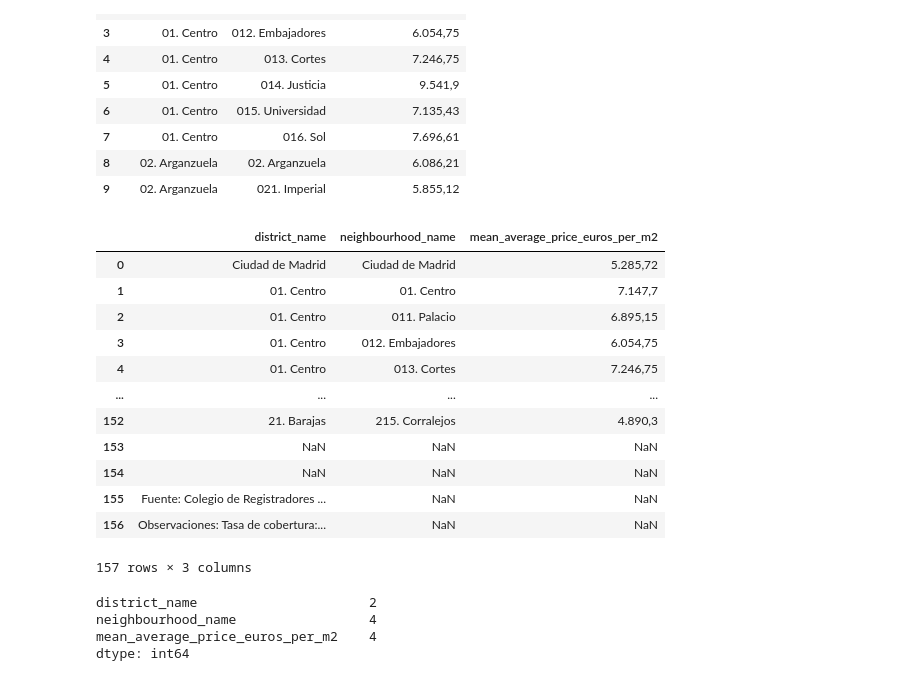
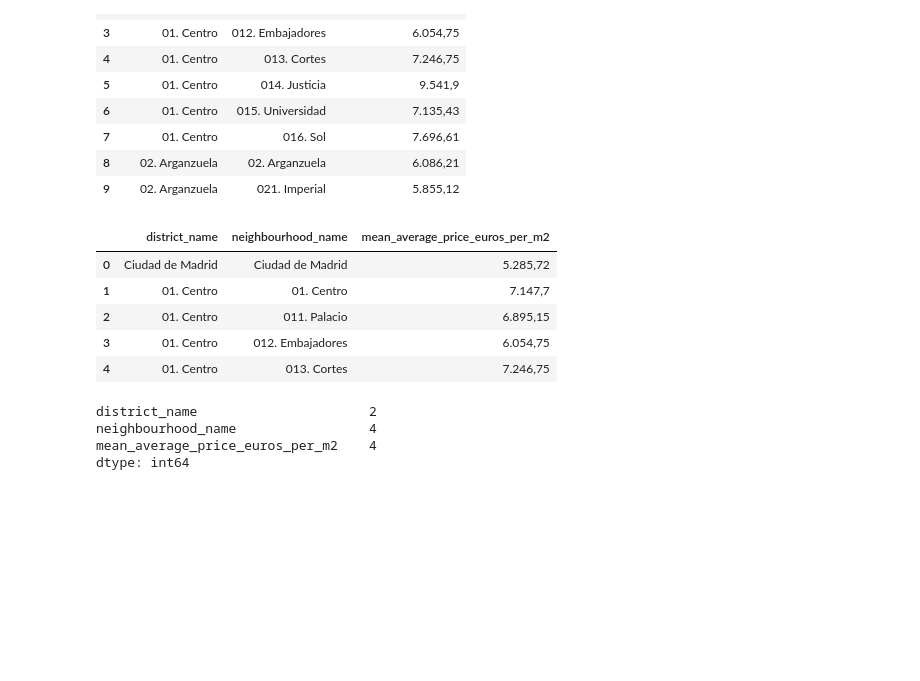
Before and after one commit to CharlieSm49/madrid-housing-ml, a Jupyter notebook: notebooks/02_preparing_prices.ipynb, the cells around one changed output. Saved outputs shown, nothing was run; the diff lists cells and outputs as text; code cells hidden in the pictures; blank space fills up the shorter version.

```diff
--- a/notebooks/02_cleaning_prices.ipynb
+++ b/notebooks/02_preparing_prices.ipynb
@@ -100,21 +100,14 @@ column_mapper = {'Unnamed: 0_:_': 'district_name',
 av_prices_clean_2025=prices_clean_2025_unformatted.rename(mapper=column_mapper, axis=1)
 # %%
 # Display DF
-av_prices_clean_2025
+av_prices_clean_2025.head()
 # %% [output]
 |  | district_name | neighbourhood_name | mean_average_price_euros_per_m2 |
 | 0 | Ciudad de Madrid | Ciudad de Madrid | 5.285,72 |
 | 1 | 01. Centro | 01. Centro | 7.147,7 |
 | 2 | 01. Centro | 011. Palacio | 6.895,15 |
 | 3 | 01. Centro | 012. Embajadores | 6.054,75 |
 | 4 | 01. Centro | 013. Cortes | 7.246,75 |
-| ... | ... | ... | ... |
-| 152 | 21. Barajas | 215. Corralejos | 4.890,3 |
-| 153 | NaN | NaN | NaN |
-| 154 | NaN | NaN | NaN |
-| 155 | Fuente: Colegio de Registradores ... | NaN | NaN |
-| 156 | Observaciones: Tasa de cobertura:... | NaN | NaN |
-157 rows × 3 columns
 # %%
 # Count missing values
 av_prices_clean_2025.isnull().sum()
```
Also changed, not shown: parts of 18 cells of this notebook, 7 other files.
